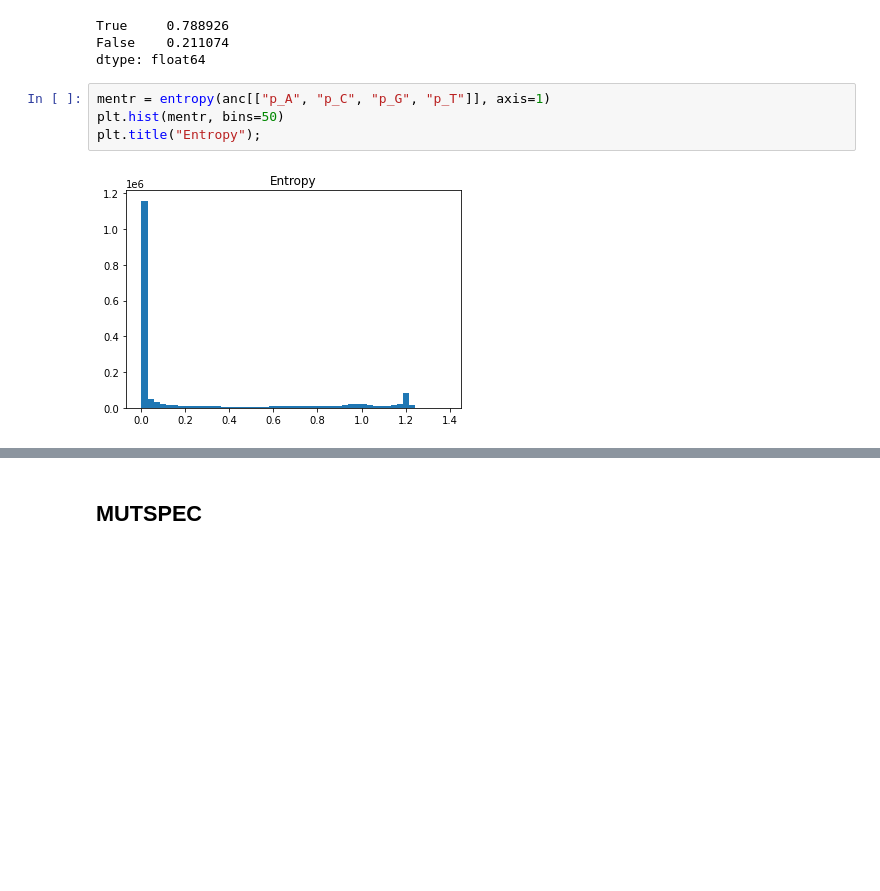
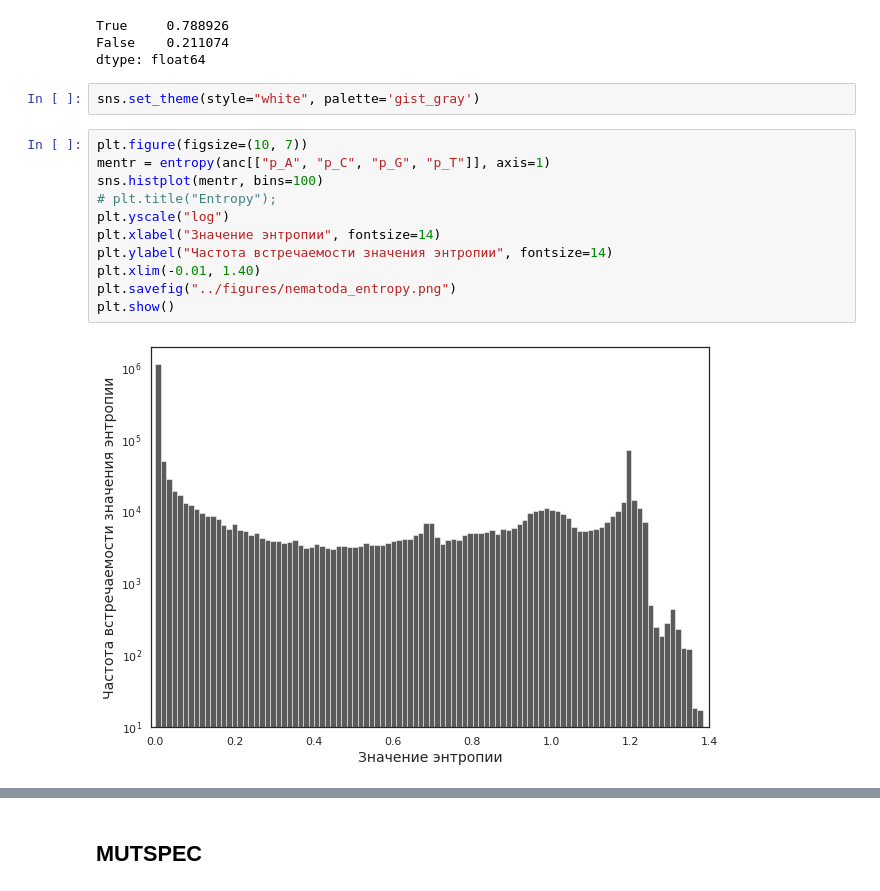
Before and after one commit to mitoclub/PyMutSpec, a Jupyter notebook: notebooks/mut_extraction_nematoda.ipynb, the cells around one changed output, grey strips where cells are left out. Drawn from its saved outputs; the diff is of its cells as text; blank space fills up the shorter version.

```diff
--- a/notebooks/mut_extraction_nematoda.ipynb
+++ b/notebooks/mut_extraction_nematoda.ipynb
@@ -76,10 +86,19 @@ np.any(anc[["p_A", "p_C", "p_G", "p_T"]] > 0.8, 1).value_counts(normalize=True)
 True     0.788926
 False    0.211074
 dtype: float64
-# %%
-mentr = entropy(anc[["p_A", "p_C", "p_G", "p_T"]], axis=1)
-plt.hist(mentr, bins=50)
-plt.title("Entropy");
-# %% [output]
-[figure, removed]
+# %%
+sns.set_theme(style="white", palette='gist_gray')
+# %%
+plt.figure(figsize=(10, 7))
+mentr = entropy(anc[["p_A", "p_C", "p_G", "p_T"]], axis=1)
+sns.histplot(mentr, bins=100)
+# plt.title("Entropy");
+plt.yscale("log")
+plt.xlabel("Значение энтропии", fontsize=14)
+plt.ylabel("Частота встречаемости значения энтропии", fontsize=14)
+plt.xlim(-0.01, 1.40)
+plt.savefig("../figures/nematoda_entropy.png")
+plt.show()
+# %% [output]
+[figure, added]
 # %%
```
Also changed, not shown: parts of 6 cells of this notebook, 3 other files.
